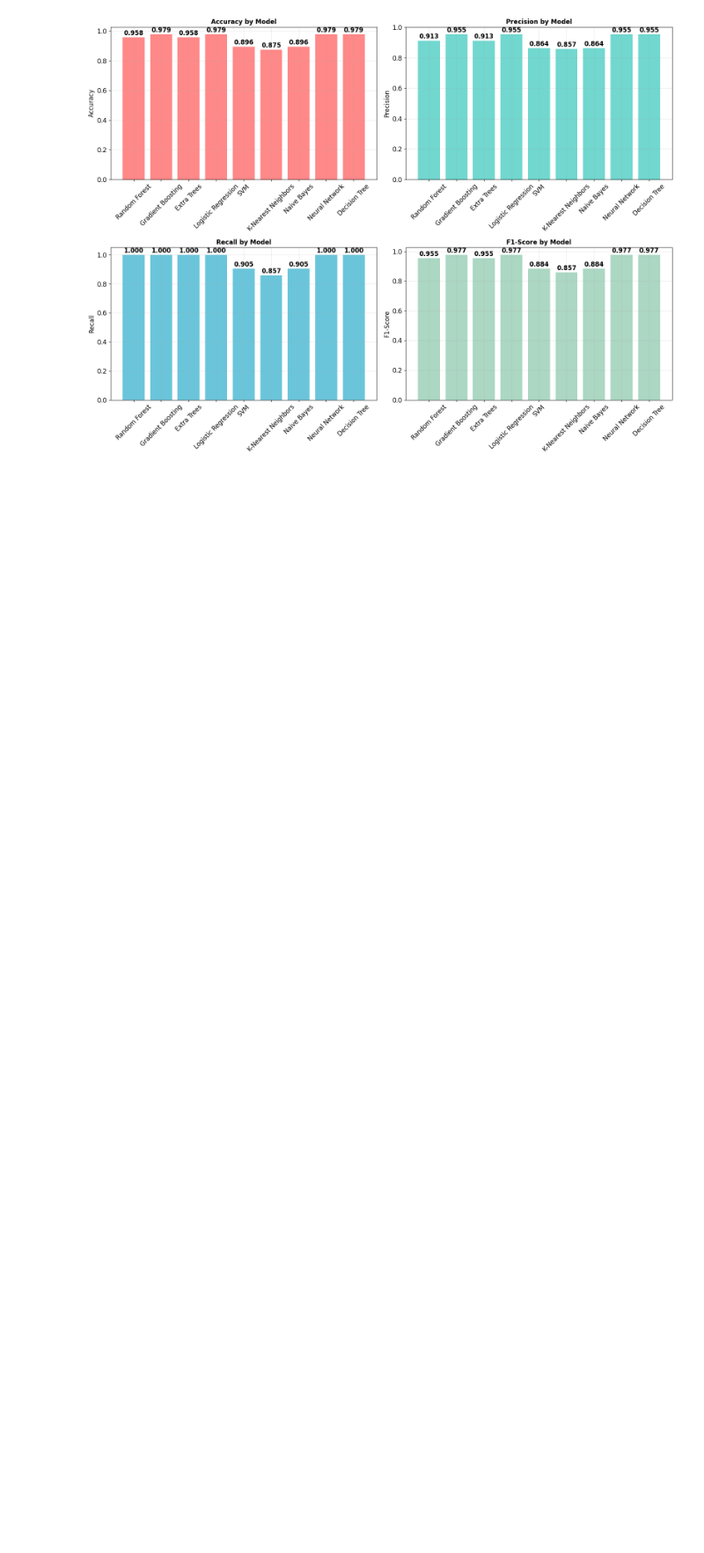
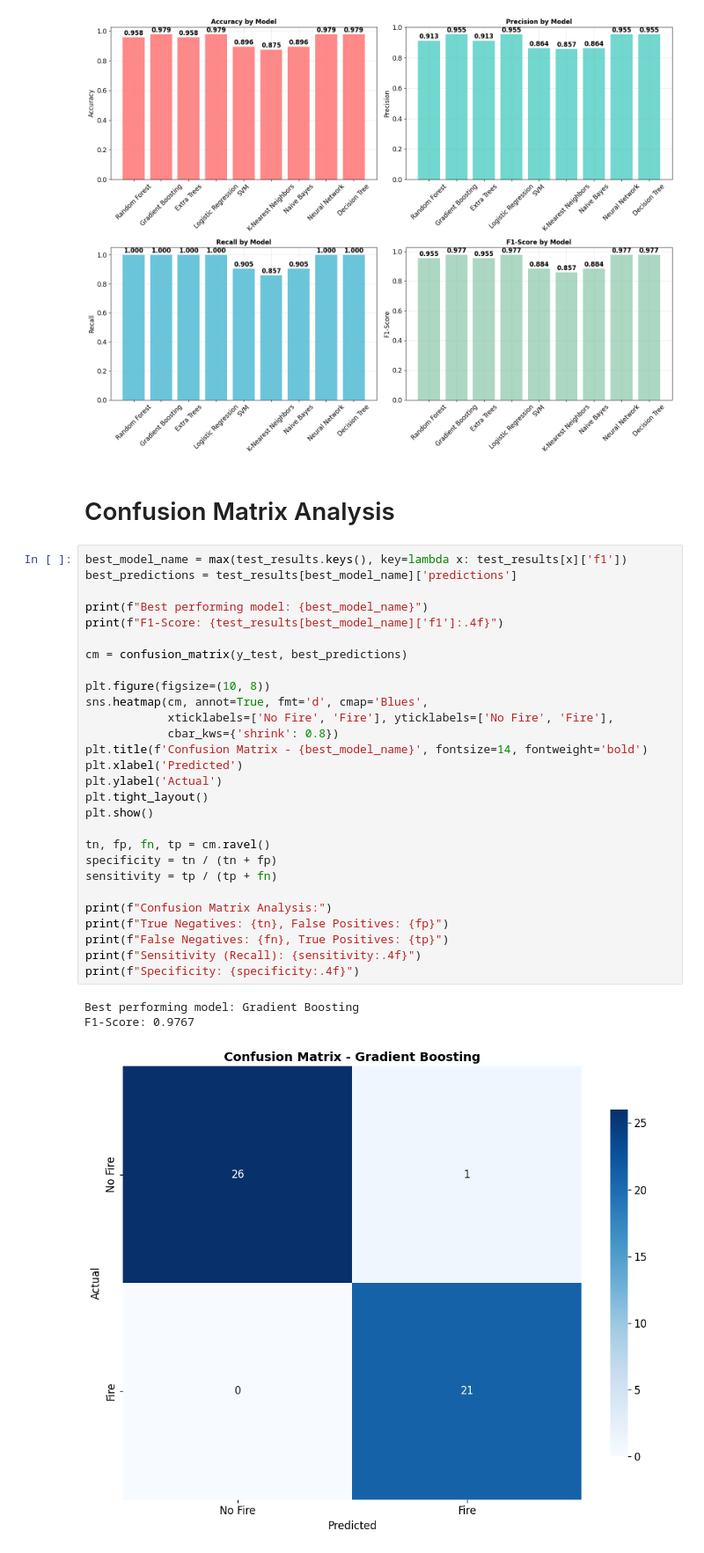
Before and after one commit to Hello-Kitty-1311/Wild-Fire, a Jupyter notebook: code.ipynb, the cells around one changed output. Shown at 88% size. Saved outputs shown, nothing was run; the diff lists cells and outputs as text; blank space fills up the shorter version.

Commit message:
Confusion Matrix Analysis

```diff
--- a/code.ipynb
+++ b/code.ipynb
@@ -464,3 +464,37 @@ Naive Bayes          0.8958     0.8636     0.9048     0.8837
 Neural Network       0.9792     0.9545     1.0000     0.9767
 Decision Tree        0.9792     0.9545     1.0000     0.9767
 [figure]
+# %% [markdown]
+# Confusion Matrix Analysis
+# %%
+best_model_name = max(test_results.keys(), key=lambda x: test_results[x]['f1'])
+best_predictions = test_results[best_model_name]['predictions']
+
+print(f"Best performing model: {best_model_name}")
+print(f"F1-Score: {test_results[best_model_name]['f1']:.4f}")
+
+cm = confusion_matrix(y_test, best_predictions)
+
+plt.figure(figsize=(10, 8))
+sns.heatmap(cm, annot=True, fmt='d', cmap='Blues',
+            xticklabels=['No Fire', 'Fire'], yticklabels=['No Fire', 'Fire'],
+            cbar_kws={'shrink': 0.8})
+plt.title(f'Confusion Matrix - {best_model_name}', fontsize=14, fontweight='bold')
+plt.xlabel('Predicted')
+plt.ylabel('Actual')
+plt.tight_layout()
+plt.show()
+
+tn, fp, fn, tp = cm.ravel()
+specificity = tn / (tn + fp)
+sensitivity = tp / (tp + fn)
+
+print(f"Confusion Matrix Analysis:")
+print(f"True Negatives: {tn}, False Positives: {fp}")
+print(f"False Negatives: {fn}, True Positives: {tp}")
+print(f"Sensitivity (Recall): {sensitivity:.4f}")
+print(f"Specificity: {specificity:.4f}")
+# %% [output]
+Best performing model: Gradient Boosting
+F1-Score: 0.9767
+[figure, added]
```
Also changed, not shown: parts of 1 cell of this notebook.
